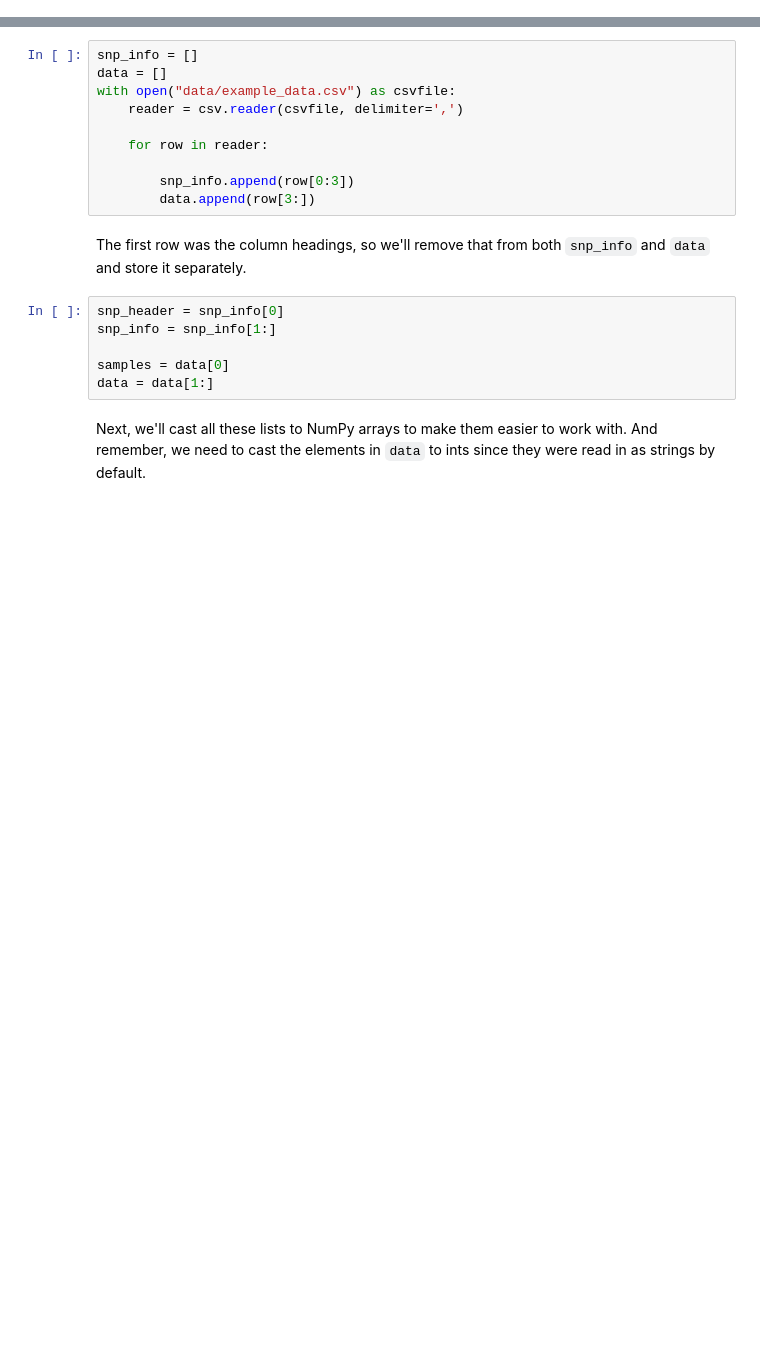
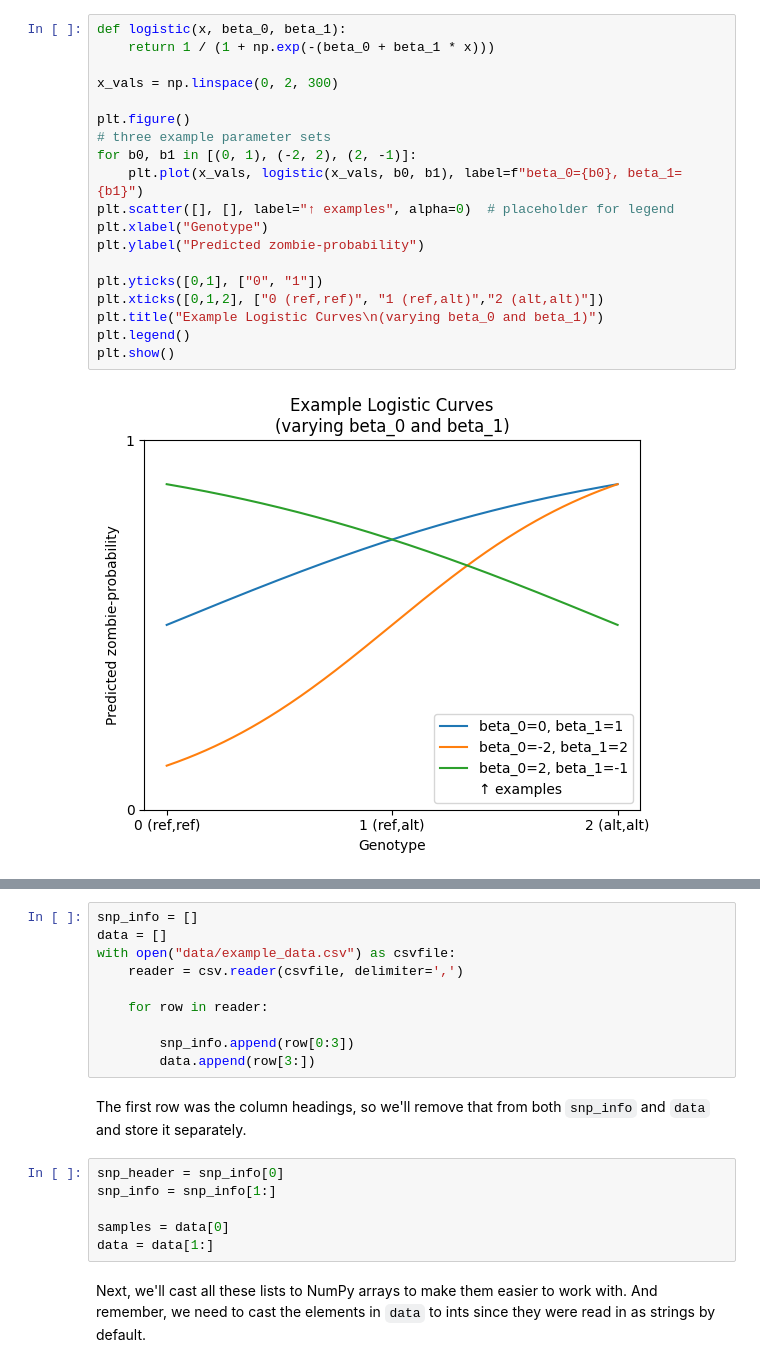
Before and after one commit to mikesaint-antoine/comp_bio_seminar, a Jupyter notebook: project2/genomics.ipynb, the cells around one changed output, grey strips where cells are left out. Cells and saved outputs as stored; diff of their text form; blank space fills up the shorter version.

```diff
--- a/project2/genomics.ipynb
+++ b/project2/genomics.ipynb
@@ -12,0 +87,21 @@ from scipy.stats import chi2_contingency
+# %%
+def logistic(x, beta_0, beta_1):
+    return 1 / (1 + np.exp(-(beta_0 + beta_1 * x)))
+
+x_vals = np.linspace(0, 2, 300)
+
+plt.figure()
+# three example parameter sets
+for b0, b1 in [(0, 1), (-2, 2), (2, -1)]:
+    plt.plot(x_vals, logistic(x_vals, b0, b1), label=f"beta_0={b0}, beta_1={b1}")
+plt.scatter([], [], label="↑ examples", alpha=0)  # placeholder for legend
+plt.xlabel("Genotype")
+plt.ylabel("Predicted zombie-probability")
+
+plt.yticks([0,1], ["0", "1"])
+plt.xticks([0,1,2], ["0 (ref,ref)", "1 (ref,alt)","2 (alt,alt)"])
+plt.title("Example Logistic Curves\n(varying beta_0 and beta_1)")
+plt.legend()
+plt.show()
+# %% [output]
+[figure, added]
```
Also changed, not shown: parts of 71 cells of this notebook, 3 other files.
